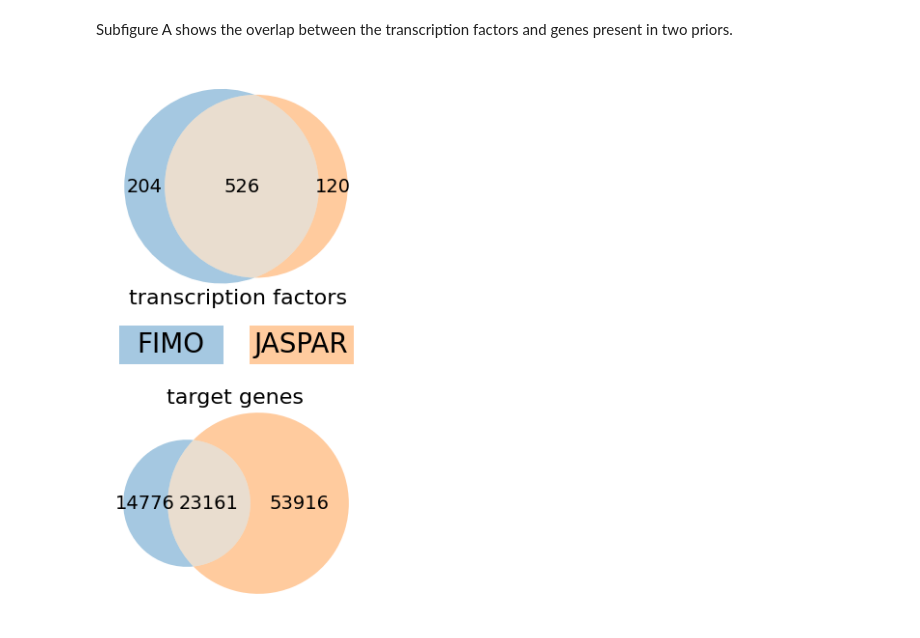
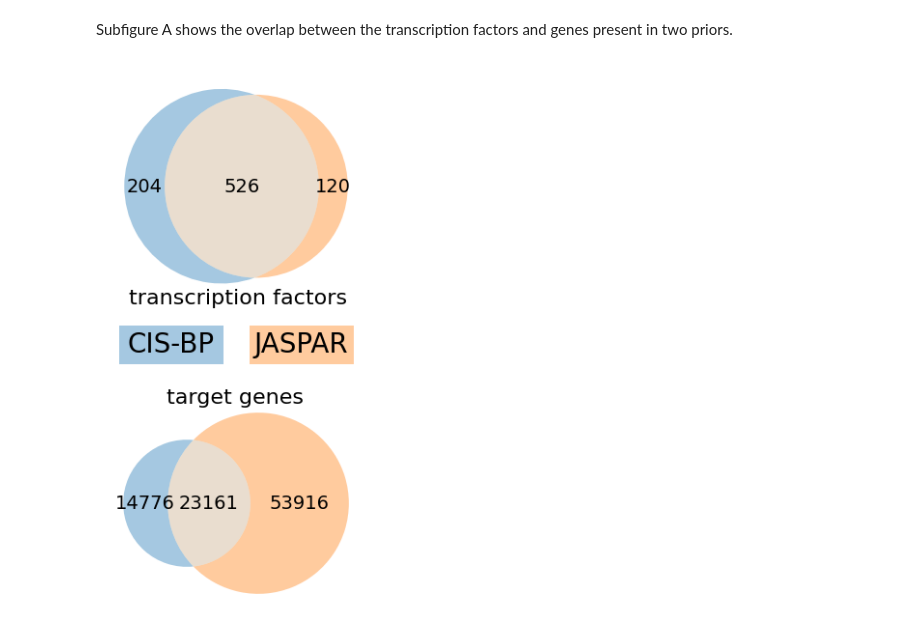
Before and after one commit to ladislav-hovan/sponge_manuscript, a Jupyter notebook: notebooks/supplementary_data_figures.ipynb, the cells around one changed output. Drawn from its saved outputs; the diff is of its cells as text; code cells hidden in the pictures.

```diff
--- a/notebooks/supplementary_data_figures.ipynb
+++ b/notebooks/supplementary_data_figures.ipynb
@@ -221,7 +208,7 @@ weighted avg       0.71      0.72      0.71  12182686
 Subfigure A shows the overlap between the transcription factors and genes present in two priors.
 # %%
 # Statistics from above (n_tf, n_genes)
-stats_fimo = (730, 37937)
+stats_cisbp = (730, 37937)
 stats_jaspar = (646, 77077)
 stats_common = (526, 23161)
 # %%
@@ -243,26 +230,26 @@ def plot_venn(
 # %%
 fig_s2a,ax_s2a = plt.subplots(nrows=3, ncols=1, height_ratios=(6,1,6),
     figsize=(3,6), tight_layout=True)
 # TF Venn diagram
 v_tfs = plot_venn(
-    stats=[x[0] for x in (stats_fimo, stats_jaspar, stats_common)],
+    stats=[x[0] for x in (stats_cisbp, stats_jaspar, stats_common)],
     ax=ax_s2a[0]
 )
 ax_s2a[0].text(0, -0.6, 'transcription factors', ha='center', va='center',
     size=16)
 # Gene Venn diagram
 v_genes = plot_venn(
-    stats=[x[1] for x in (stats_fimo, stats_jaspar, stats_common)],
+    stats=[x[1] for x in (stats_cisbp, stats_jaspar, stats_common)],
     ax=ax_s2a[2]
 )
 ax_s2a[2].text(0, 0.6, 'target genes', ha='center', va='center', size=16)
 # Legend rectangles
 ax_s2a[1].set_axis_off()
 ax_s2a[1].add_patch(Rectangle((0.05,0), 0.4, 1, color='C0', alpha=0.4, lw=0))
 ax_s2a[1].add_patch(Rectangle((0.55,0), 0.4, 1, color='C1', alpha=0.4, lw=0))
-ax_s2a[1].text(0.25, 0.5, 'FIMO', ha='center', va='center', size=20)
+ax_s2a[1].text(0.25, 0.5, 'CIS-BP', ha='center', va='center', size=20)
 ax_s2a[1].text(0.75, 0.5, 'JASPAR', ha='center', va='center', size=20)
 
 fig_s2a.savefig('../figures/fig_s2a.svg', dpi=300, bbox_inches='tight')
 # %% [output]
-[figure, old version]
+[figure, new version]
```
Also changed, not shown: parts of 13 cells of this notebook, 3 other files.
